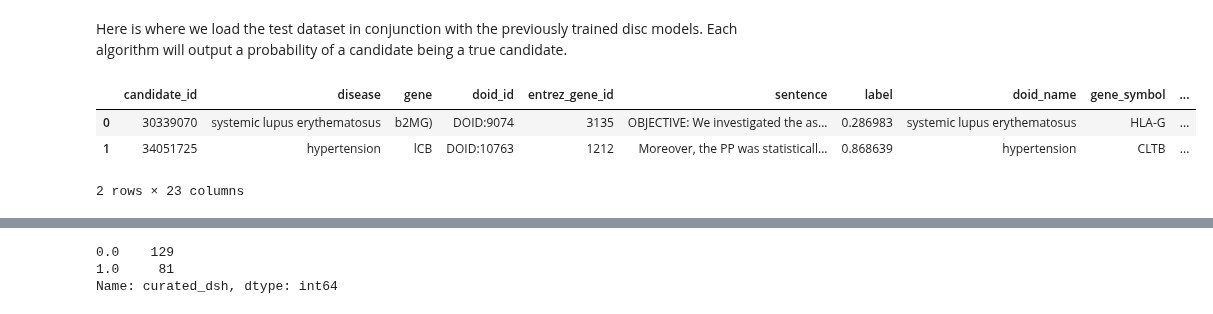
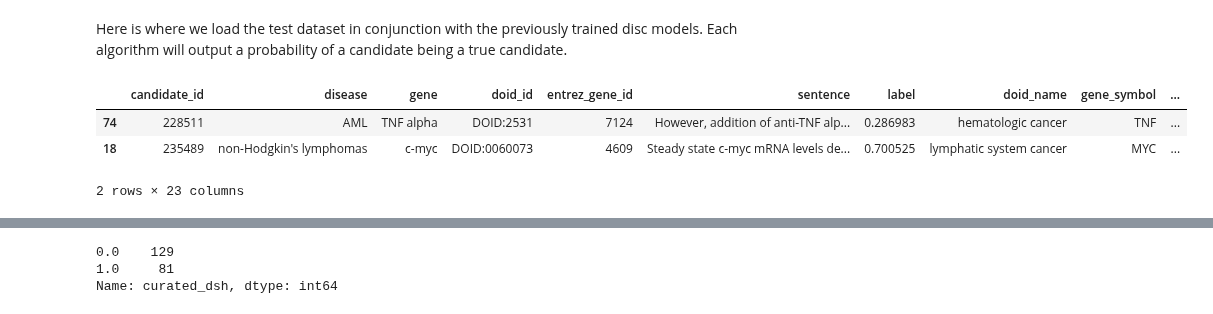
Before and after one commit to greenelab/snorkeling, a Jupyter notebook: All_Relationships/5.sentence-prediction-analysis.ipynb, the cells around one changed output, grey strips where cells are left out. Saved outputs shown, nothing was run; the diff lists cells and outputs as text; code cells hidden in the pictures.

```diff
--- a/All_Relationships/5.sentence-prediction-analysis.ipynb
+++ b/All_Relationships/5.sentence-prediction-analysis.ipynb
@@ -64,11 +64,12 @@ Here is where we load the test dataset in conjunction with the previously traine
 # %%
 dev_sentence_df = pd.read_excel("data/sentence-labels-dev.xlsx")
 dev_sentence_df = dev_sentence_df[dev_sentence_df.curated_dsh.notnull()]
+dev_sentence_df = dev_sentence_df.sort_values("candidate_id")
 dev_sentence_df.head(2)
 # %% [output]
 |  | candidate_id | disease | gene | doid_id | entrez_gene_id | sentence | label | doid_name | gene_symbol | ... |
-| 0 | 30339070 | systemic lupus erythematosus | b2MG) | DOID:9074 | 3135 | OBJECTIVE: We investigated the as... | 0.286983 | systemic lupus erythematosus | HLA-G | ... |
-| 1 | 34051725 | hypertension | lCB | DOID:10763 | 1212 | Moreover, the PP was statisticall... | 0.868639 | hypertension | CLTB | ... |
+| 74 | 228511 | AML | TNF alpha | DOID:2531 | 7124 | However, addition of anti-TNF alp... | 0.286983 | hematologic cancer | TNF | ... |
+| 18 | 235489 | non-Hodgkin's lymphomas | c-myc | DOID:0060073 | 4609 | Steady state c-myc mRNA levels de... | 0.700525 | lymphatic system cancer | MYC | ... |
 2 rows × 23 columns
 # %%
 marginals_df = pd.read_table('data/disc_model_marginals.tsv')
```
Also changed, not shown: parts of 6 cells of this notebook, 3 other files.
